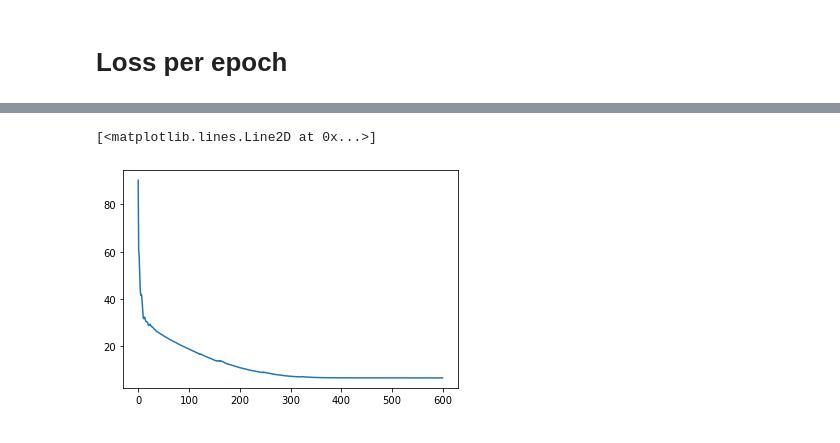
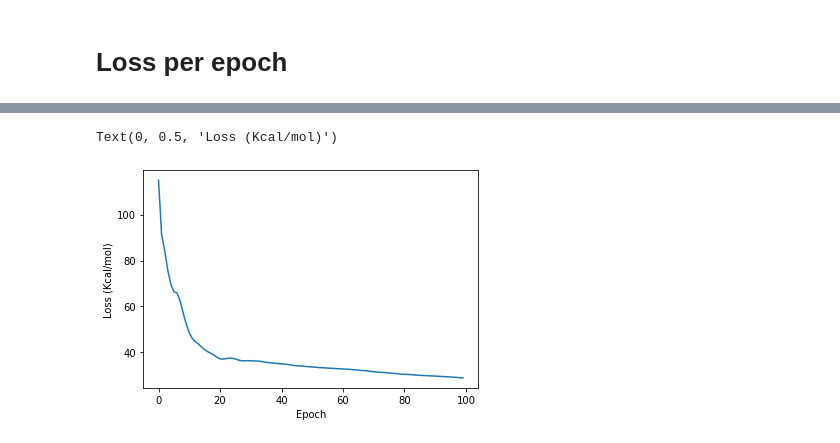
Before and after one commit to saharctech/Binding-Free-Energy-Prediction-Host-Guest-System, a Jupyter notebook: model/host-guest-binding-enthalpy-model.ipynb, the cells around one changed output, grey strips where cells are left out. Saved outputs shown, nothing was run; the diff lists cells and outputs as text; code cells hidden in the pictures.

```diff
--- a/model/host-guest-binding-enthalpy-model.ipynb
+++ b/model/host-guest-binding-enthalpy-model.ipynb
@@ -69,13 +70,3 @@ for k in PDBs.keys():
-# %%
-X = []
-X_ids = []
-one_add = 0 if len(PDBs.keys()) % 2 == 0 else 1
-for k in PDBs.keys():
-    X_ids.append(k)
-    X.append(featurizer.featurize(PDBs[k]))
-X = [x[0] for x in X]
-X_train_featurized = X[:int(len(X) / 2)]
-X_test_featurized = X[int(len(X) / 2) + one_add:]
 # %%
 host_names = [i.split('-')[0] for i in X_ids]
 guest_names = ['guest-' + (i.split('-')[1].replace('s', '')) for i in X_ids]
@@ -86,0 +73,5 @@ guest_names_test = guest_names[int(len(guest_names) / 2) + one_add:]
+# %%
+host_names_train = host_names[:split_index]
+guest_names_train = guest_names[:split_index]
+host_names_test = host_names[split_index:]
+guest_names_test = guest_names[split_index:]
@@ -154,3 +145,10 @@ x_test.shape
 #     for i in range(1, len(multiConvMol.get_deg_adjacency_lists())):
 #         new_x_feat.append(multiConvMol.get_deg_adjacency_lists()[i])
 #     X_features.append(new_x_feat)
+# %%
+## !!!!!!!! important
+## !!!!!!!! important
+## !!!!!!!! important
+## !!!!!!!! important
+batch_size = len(host_names_train)
+batch_size
@@ -156,0 +221,3 @@ x_test.shape
+# %%
+model.input_shapes = [i.shape for i in x_preprocessed_train]
+history_train_hybrid = model.fit(x_train, y_train.reshape([1, -1]), epochs=100)
@@ -506,7 +521,9 @@ _________________________________________________________________
 None
 # %%
 import matplotlib.pyplot as plt
-plt.plot(train_history.history['loss'])
+plt.plot(history_train_hybrid.history['loss'])
+plt.xlabel("Epoch")
+plt.ylabel("Loss (Kcal/mol)")
 # %% [output]
-[<matplotlib.lines.Line2D at 0x...>]
+Text(0, 0.5, 'Loss (Kcal/mol)')
-[figure, old version]
+[figure, new version]
```
Also changed, not shown: parts of 37 cells of this notebook, 4 other files.
